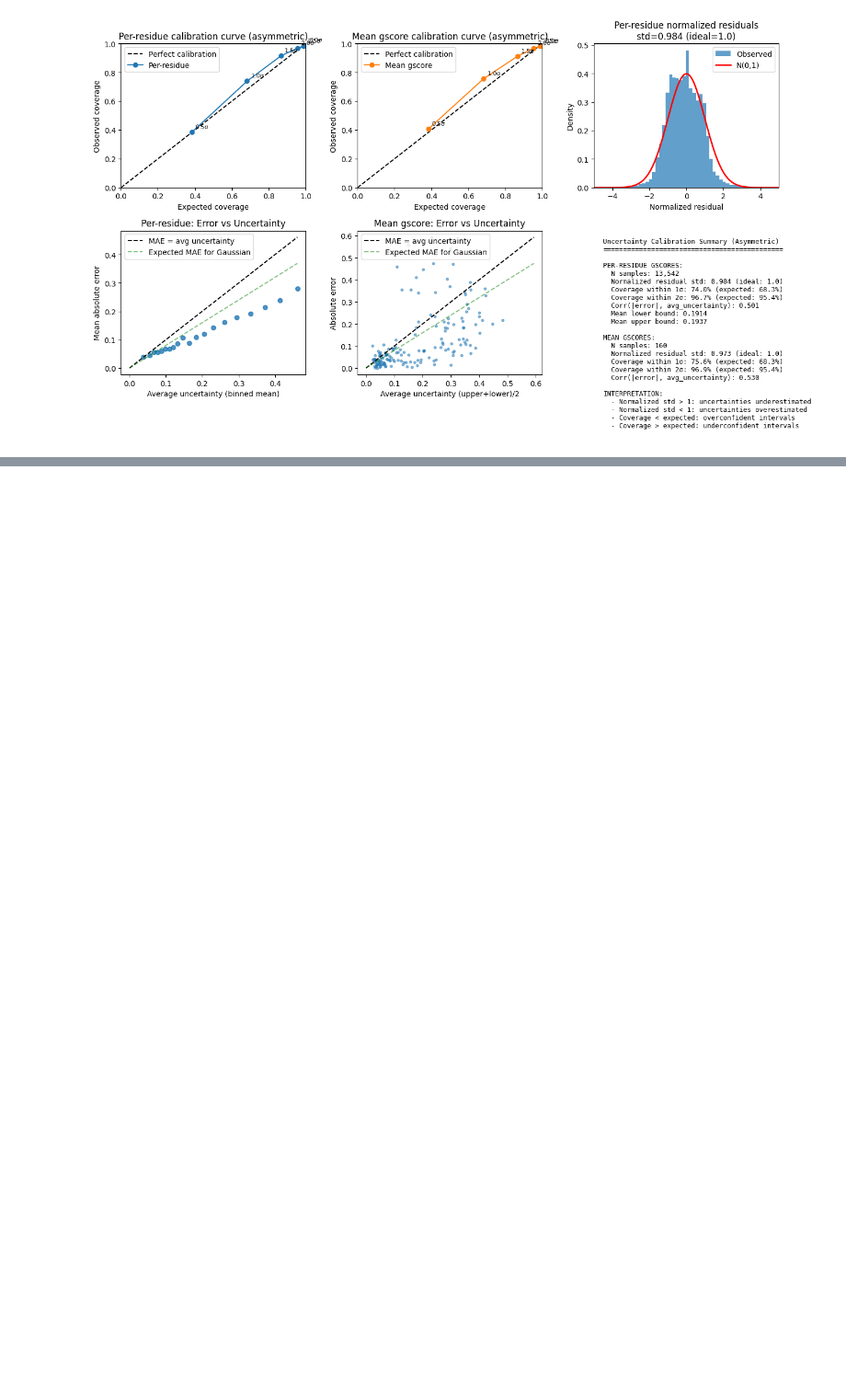
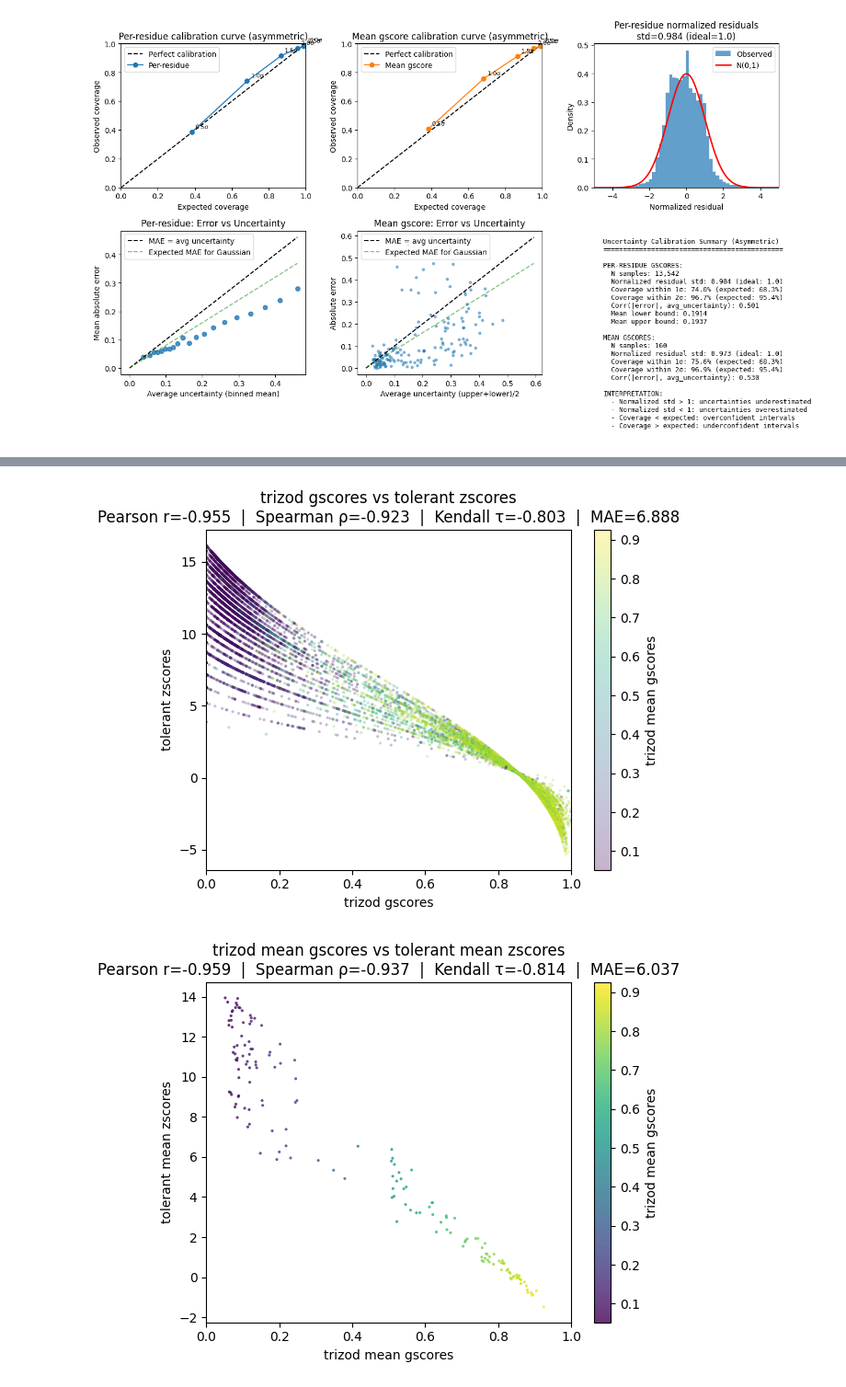
Before and after one commit to PeptoneLtd/ADOPT2g, a Jupyter notebook: notebooks/plots_test.ipynb, the cells around one changed output, grey strips where cells are left out. Shown at 92% size. Cells and saved outputs as stored; diff of their text form; code cells hidden in the pictures; blank space fills up the shorter version.

```diff
--- a/notebooks/plots_test.ipynb
+++ b/notebooks/plots_test.ipynb
@@ -463,0 +476,31 @@ plt.show()
+# %%
+test_zscores = {}
+test_mean_zscores = {}
+with open("../datasets/trizod-2025_12_12/tolerant.json") as f:
+    for line in f:
+        data = json.loads(line)
+        if data["ID"] in df_test.index:
+            test_zscores[data["ID"]] = np.asarray(data["zscores"], dtype=float)
+            test_mean_zscores[data["ID"]] = np.nanmean(test_zscores[data["ID"]])
+all_test_zscores = np.concatenate([test_zscores[i] for i in df_test.index])
+test_mean_zscores = np.array([test_mean_zscores[i] for i in df_test.index])
+
+plot_correlations(
+    [all_trizod_gscores, all_test_zscores, all_mean_trizod_gscores],
+    ["trizod gscores", "tolerant zscores", "trizod mean gscores"],
+)
+plot_correlations(
+    [df_test["mean_gscore"], test_mean_zscores, df_test["mean_gscore"]],
+    ["trizod mean gscores", "tolerant mean zscores", "trizod mean gscores"],
+)
+plot_correlations(
+    [all_test_zscores, np.concatenate(df_inferred["gscores"].values), all_mean_trizod_gscores],
+    ["trizod zscores", "ADOPT2g gscores", "trizod mean gscores"],
+)
+plot_correlations(
+    [test_mean_zscores, df_inferred["mean_gscore"], df_test["mean_gscore"]],
+    ["tolerant mean zscores", "ADOPT2g mean gscores", "trizod mean gscores"],
+)
+# %% [output]
+[figure, added]
+[figure, added]
```
Also changed, not shown: parts of 7 cells of this notebook, 2 other files.
